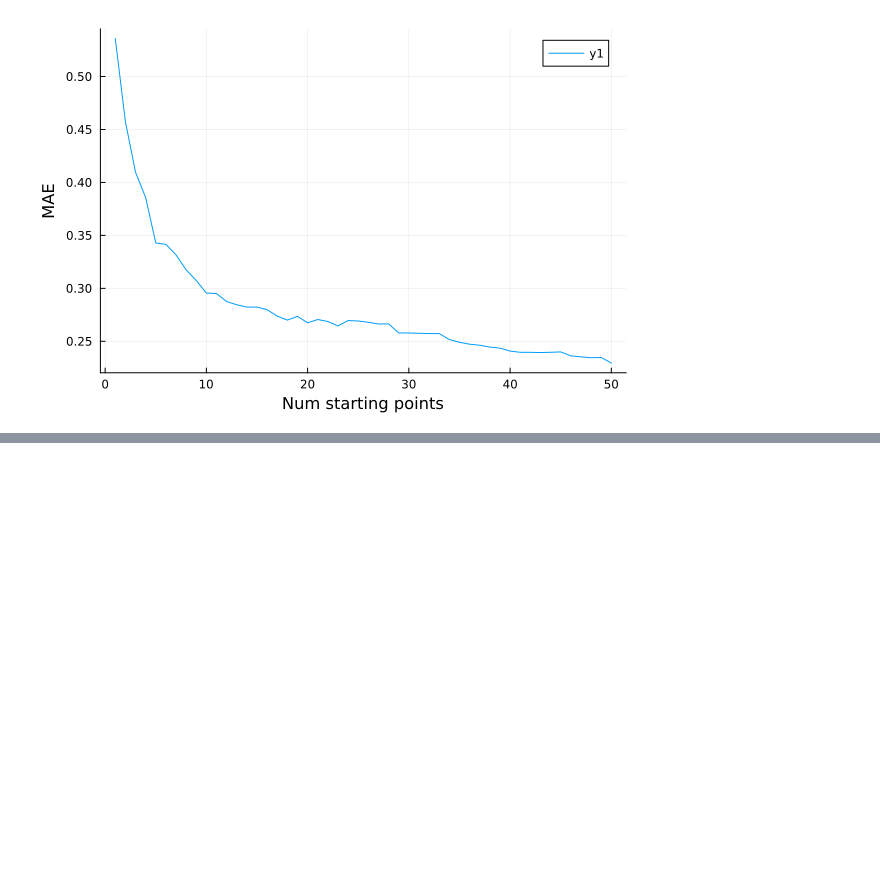
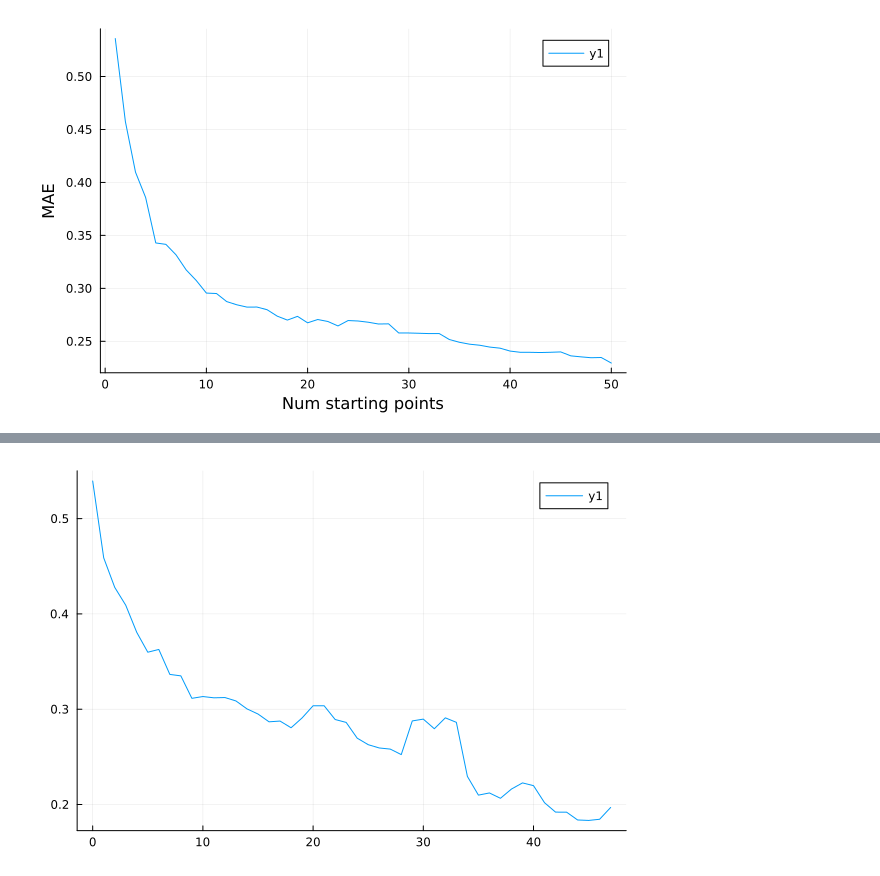
Before and after one commit to jmoo2880/QuantumInspiredML, a Jupyter notebook: Interpolation/Interp_benchmarks/NN_test.ipynb, the cells around one changed output, grey strips where cells are left out. Saved outputs shown, nothing was run; the diff lists cells and outputs as text; code cells hidden in the pictures; blank space fills up the shorter version.

```diff
--- a/Interpolation/Interp_benchmarks/NN_test.ipynb
+++ b/Interpolation/Interp_benchmarks/NN_test.ipynb
@@ -573,0 +497,14 @@ end
+# %%
+means_mps = Vector{Float64}(undef, length(stats_mps))
+meds_mps = Vector{Float64}(undef, length(stats_mps))
+
+for (i,stat) in enumerate(stats_mps)
+    df = vcat(DataFrame.(stat)...)
+
+    means_mps[i] = (df |> describe)[!,2][1]
+    meds_mps[i] = (df |> describe)[!,4][1]
+end
+# %%
+plot(nendpoints_mps, means_mps)
+# %% [output]
+[figure, added]
```
Also changed, not shown: parts of 6 cells of this notebook.
